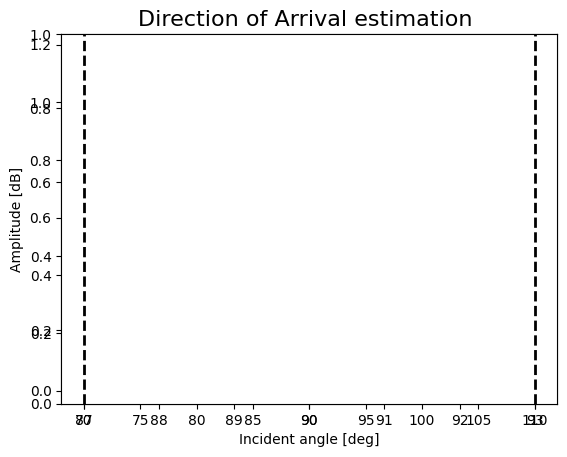
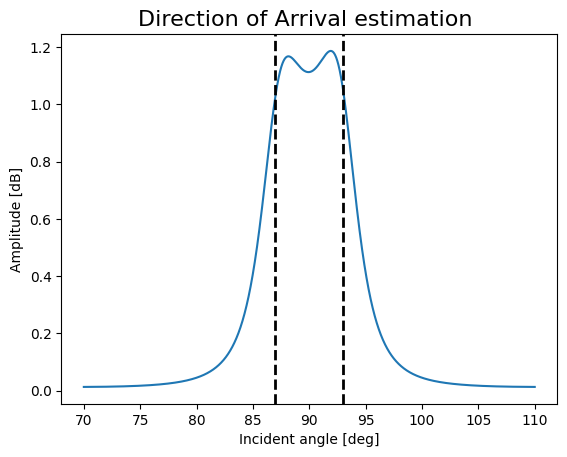
The change to this notebook cell's code, shown as a diff; its figure went from the first image to the second:
--- before
+++ after
@@ -36,12 +36,14 @@
 # DOA_plot(Bartlett, incident_angles, log_scale_min = -50)
 # DOA_plot(Capon, incident_angles2, log_scale_min = -50, alias_highlight=True)
-fig = plt.figure()
-axes  = fig.add_subplot(111)
-axes.plot(incident_angles2,Capon)
+# fig = plt.figure()
+# fig.add_subplot(111)
+axes = plt.axes()
+axes.plot(incident_angles2,np.abs(Capon))
 axes.set_title('Direction of Arrival estimation ',fontsize = 16)
 axes.set_xlabel('Incident angle [deg]')
 axes.set_ylabel('Amplitude [dB]')
 # Mark nominal incident angles
-axes = plt.axes()
+#
 axes.axvline(linestyle = '--',linewidth = 2,color = 'black',x = theta1)
 axes.axvline(linestyle = '--',linewidth = 2,color = 'black',x = theta2)
+axes.plot()

Commit: incremental verification of the .ipynb